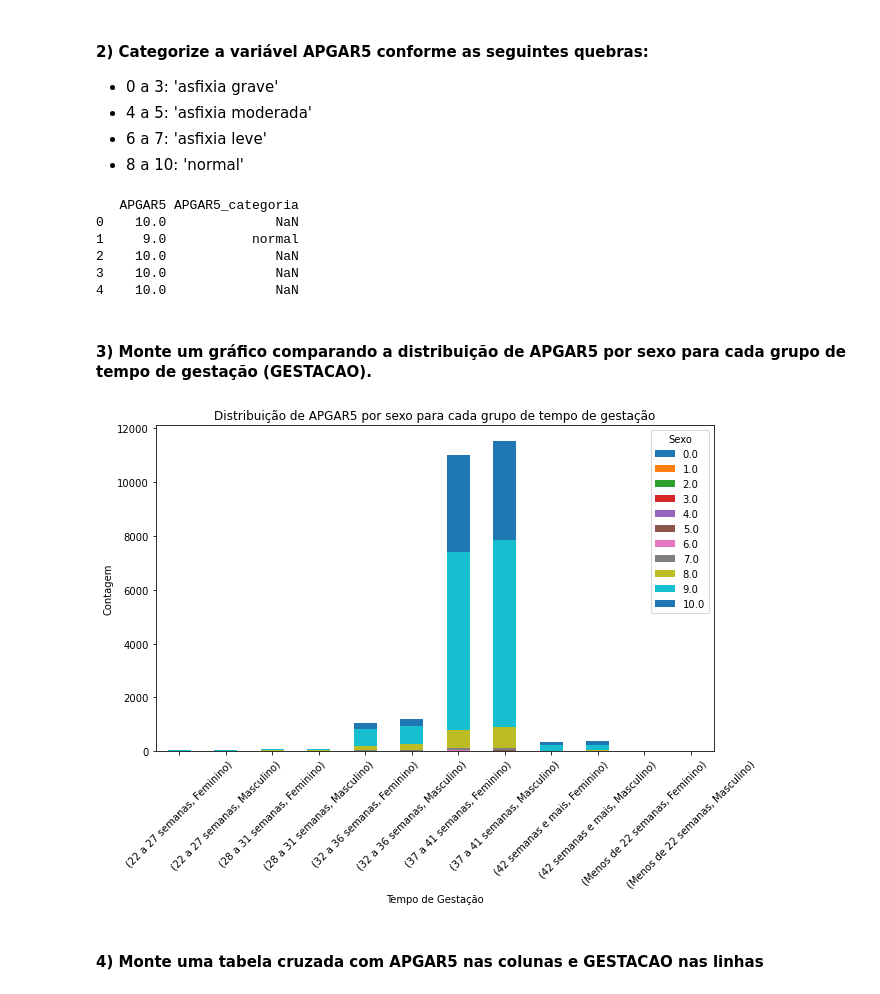
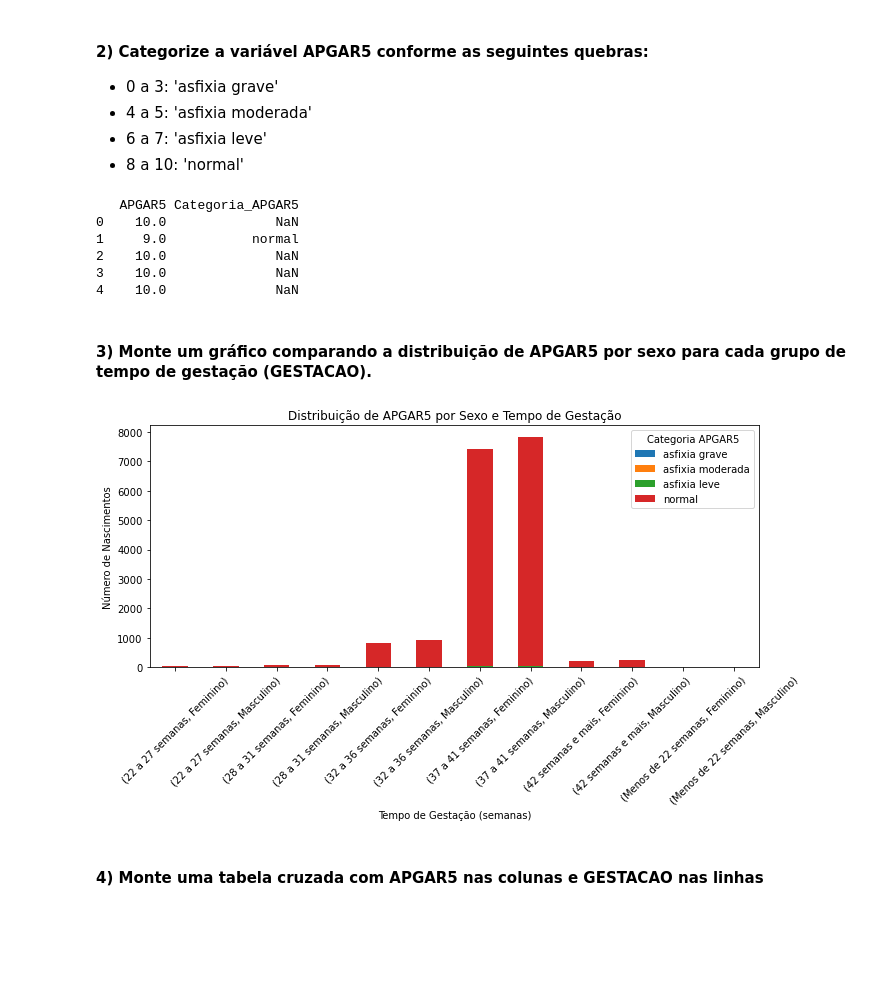
Before and after one commit to PauloV-Fernandes/portfolio-data-science, a Jupyter notebook: mod06 Tarefa 3.ipynb, the cells around one changed output. Saved outputs shown, nothing was run; the diff lists cells and outputs as text; code cells hidden in the pictures; blank space fills up the shorter version.

```diff
--- a/mod06 Tarefa 3.ipynb
+++ b/mod06 Tarefa 3.ipynb
@@ -39,19 +41,19 @@ print(dados_sinasc.head())
 # %%
 
 
-# Suponha que 'dados_sinasc' seja o DataFrame que contém os dados
+# Supondo que 'dados_sinasc_RO_2019' seja o DataFrame que contém os dados carregados do arquivo CSV
 
-# Definir os intervalos e as categorias
+# Definindo os intervalos e rótulos para categorização da variável APGAR5
 intervalos = [-1, 3, 5, 7, 10]
-categorias = ['asfixia grave', 'asfixia moderada', 'asfixia leve', 'normal']
+rotulos = ['asfixia grave', 'asfixia moderada', 'asfixia leve', 'normal']
 
-# Categorizar a variável APGAR5
-dados_sinasc['APGAR5_categoria'] = pd.cut(dados_sinasc['APGAR5'], bins=intervalos, labels=categorias, right=False)
+# Criando uma nova coluna 'Categoria_APGAR5' no DataFrame com as categorias
+dados_sinasc_RO_2019['Categoria_APGAR5'] = pd.cut(dados_sinasc_RO_2019['APGAR5'], bins=intervalos, labels=rotulos, right=False)
 
-# Visualizar as primeiras linhas do DataFrame com a nova coluna de categoria
-print(dados_sinasc[['APGAR5', 'APGAR5_categoria']].head())
+# Visualizando as primeiras linhas do DataFrame com a nova coluna
+print(dados_sinasc_RO_2019[['APGAR5', 'Categoria_APGAR5']].head())
 # %% [output]
-   APGAR5 APGAR5_categoria
+   APGAR5 Categoria_APGAR5
 0    10.0              NaN
 1     9.0           normal
 2    10.0              NaN
@@ -60,24 +62,25 @@ print(dados_sinasc[['APGAR5', 'APGAR5_categoria']].head())
 # %% [markdown]
 #### 3) Monte um gráfico comparando a distribuição de APGAR5 por sexo para cada grupo de tempo de gestação (GESTACAO).
 # %%
-
+import pandas as pd
 import matplotlib.pyplot as plt
 
-# Suponha que 'dados_sinasc' seja o DataFrame que contém os dados
+# Vamos supor que você já tenha carregado os dados e o DataFrame seja 'dados_sinasc_RO_2019'
 
-# Agrupar os dados por sexo e tempo de gestação e calcular a contagem de ocorrências de cada valor de APGAR5
-grupo_apgar_gestacao_sexo = dados_sinasc.groupby(['GESTACAO', 'SEXO', 'APGAR5']).size().unstack(fill_value=0)
+# Agrupar os dados por GESTACAO, sexo e Categoria_APGAR5, e contar o número de ocorrências
+dados_agrupados = dados_sinasc_RO_2019.groupby(['GESTACAO', 'SEXO', 'Categoria_APGAR5']).size().unstack(fill_value=0)
 
-# Plotar o gráfico de barras empilhado
-grupo_apgar_gestacao_sexo.plot(kind='bar', stacked=True, figsize=(10, 6))
-plt.title('Distribuição de APGAR5 por sexo para cada grupo de tempo de gestação')
-plt.xlabel('Tempo de Gestação')
-plt.ylabel('Contagem')
+# Plotar o gráfico de barras empilhadas
+dados_agrupados.plot(kind='bar', stacked=True, figsize=(10, 6))
+plt.title('Distribuição de APGAR5 por Sexo e Tempo de Gestação')
+plt.xlabel('Tempo de Gestação (semanas)')
+plt.ylabel('Número de Nascimentos')
+plt.legend(title='Categoria APGAR5')
 plt.xticks(rotation=45)
-plt.legend(title='Sexo')
+plt.tight_layout()
 plt.show()
 # %% [output]
-[figure, old version]
+[figure, new version]
 # %% [markdown]
 ####  4) Monte uma tabela cruzada com APGAR5 nas colunas e GESTACAO nas linhas
 # %%
```
Also changed, not shown: parts of 7 cells of this notebook.
